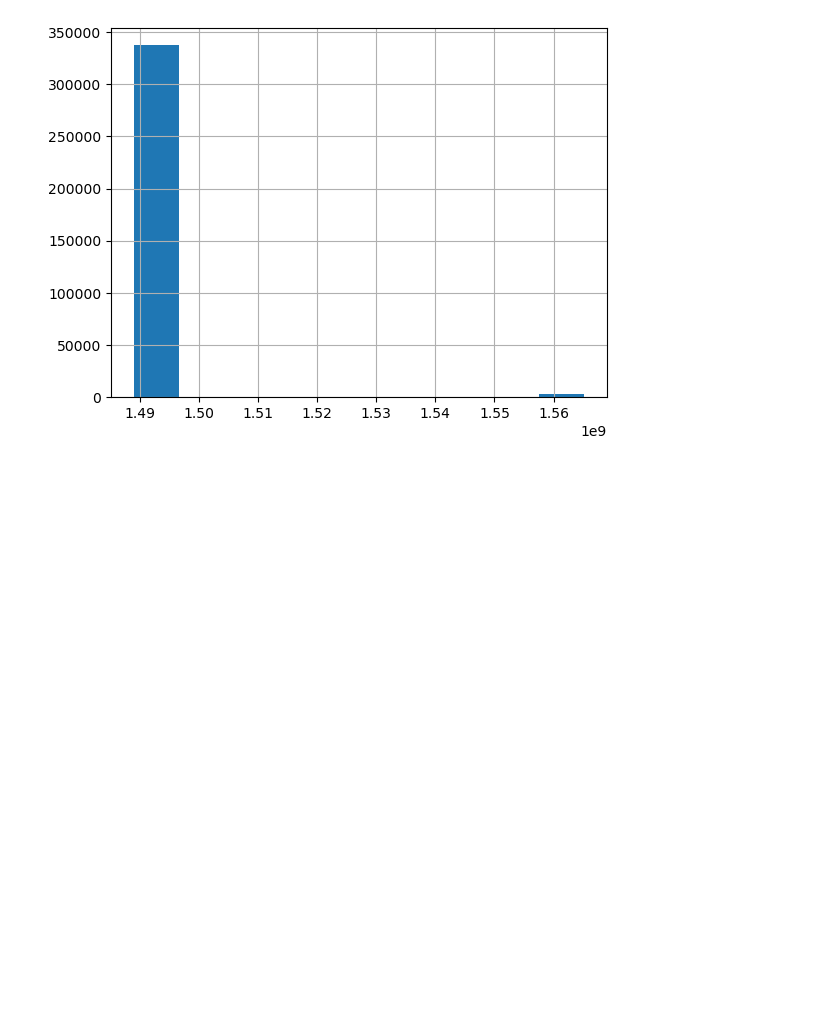
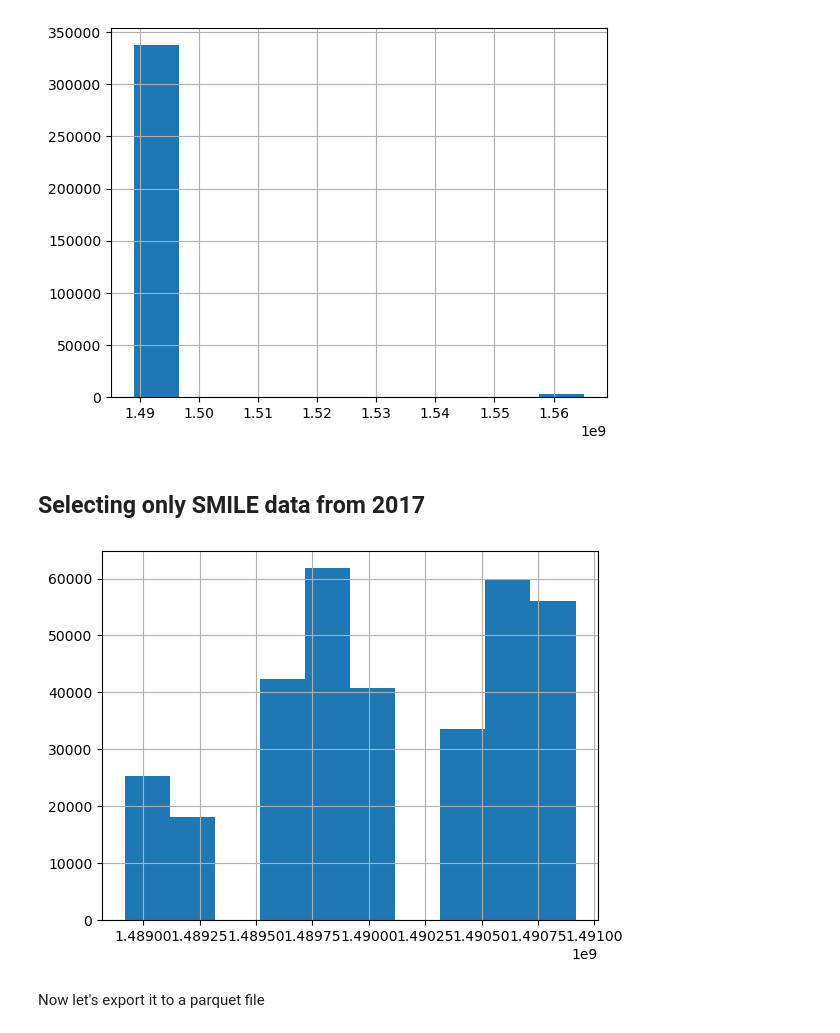
Before and after one commit to emiliom/squid-dinosip, a Jupyter notebook: squid-vel-interpolate-gps.ipynb, the cells around one changed output. Drawn from its saved outputs; the diff is of its cells as text; code cells hidden in the pictures; blank space fills up the shorter version.

```diff
--- a/squid-vel-interpolate-gps.ipynb
+++ b/squid-vel-interpolate-gps.ipynb
@@ -9,7 +9,7 @@ from pathlib import Path
 from datetime import datetime
 import pandas as pd
 # %%
-base_dpth = Path("path_to_parquet_files_directory")
+base_dpth = Path("/usr/mayorgadat/workmain/SQUID/azure/msdocs-python-flask-webapp-quickstart/")
 # %%
 gps_parquet_path = "gps_points_allexperiments.parquet"
 ctd_parquet_path = "ctd_points_allexperiments.parquet"
@@ -101,3 +102,13 @@ vel_gps_df.index.min(), vel_gps_df.index.max()
 vel_gps_df.uxt.hist();
 # %% [output]
 [figure]
+# %% [markdown]
+## Selecting only SMILE data from 2017
+# %%
+vel_gps_2017only_df = vel_gps_df[vel_gps_df.index.year == 2017]
+# %%
+vel_gps_2017only_df.uxt.hist();
+# %% [output]
+[figure, added]
+# %% [markdown]
+Now let's export it to a parquet file
```
Also changed, not shown: parts of 5 cells of this notebook.
